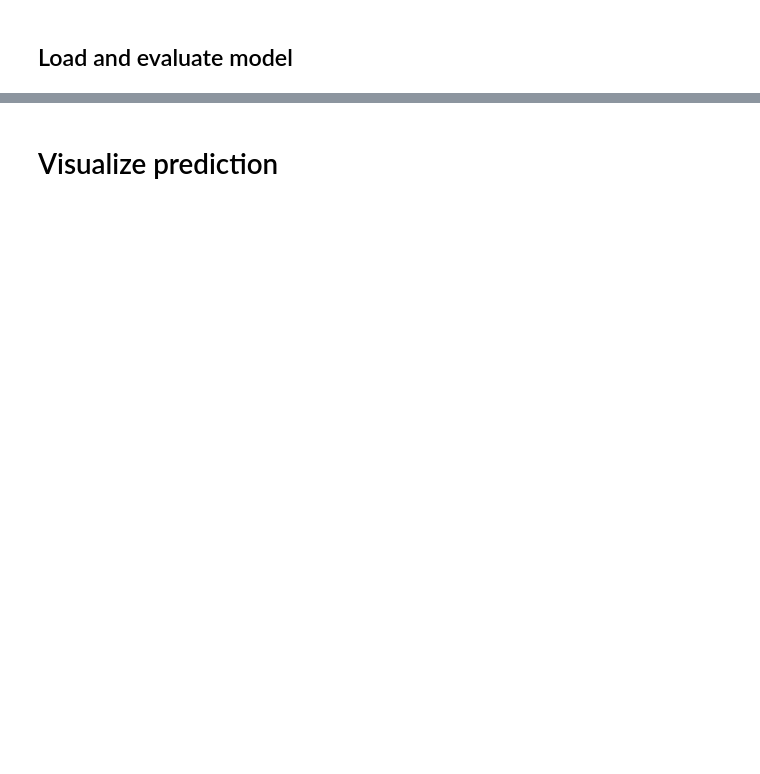
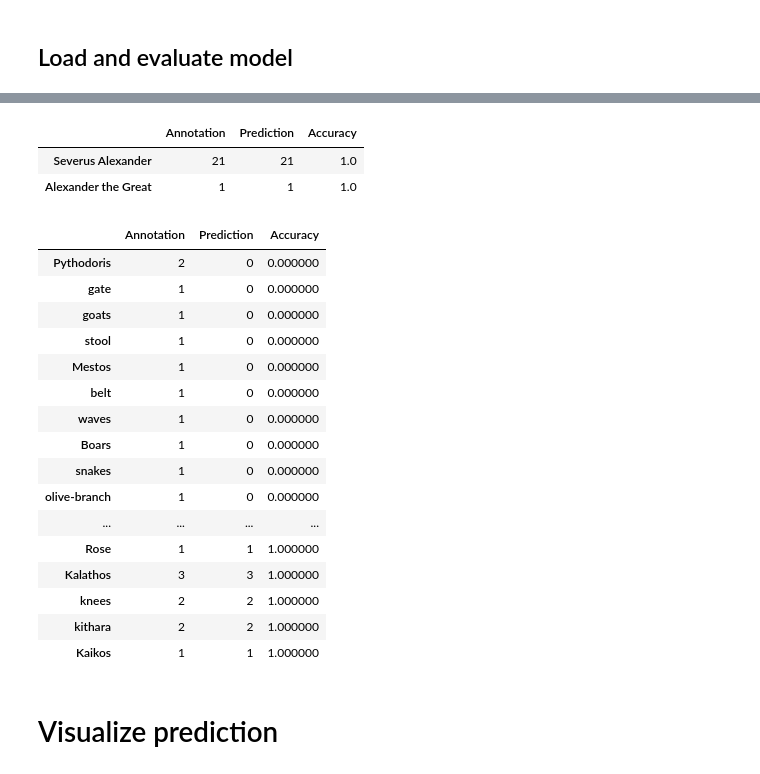
Before and after one commit to Frankfurt-BigDataLab/NLP-on-multilingual-coin-datasets, a Jupyter notebook: Notebooks English/NER_English.ipynb, the cells around one changed output, grey strips where cells are left out. Saved outputs shown, nothing was run; the diff lists cells and outputs as text; code cells hidden in the pictures; blank space fills up the shorter version.

```diff
--- a/Notebooks English/NER_English.ipynb
+++ b/Notebooks English/NER_English.ipynb
@@ -192,3 +199,47 @@ F1 99.48
+# %%
+labels = {}
+for index, row in X_test.iterrows():
+    for i in row.annotation_str:
+        labels[i] = [0,0]
+# %%
+for index, row in X_test.iterrows():
+    annot = row.annotation_str
+    pred = row.prediction_str
+
+    for i in annot:
+        labels[i][0] += 1
+        if i in pred:
+            labels[i][1] += 1
+# %%
+label_scores = pd.DataFrame().from_dict(labels, orient="index").rename(columns={0:"Annotation", 1:"Prediction"})
+# %%
+label_scores["Accuracy"] = label_scores.apply(lambda row: row.Prediction/row.Annotation, axis=1)
+# %%
+label_scores.loc[label_scores.index.str.contains("Alexander")]
+# %% [output]
+|  | Annotation | Prediction | Accuracy |
+| Severus Alexander | 21 | 21 | 1.0 |
+| Alexander the Great | 1 | 1 | 1.0 |
+# %%
+label_scores.sort_values("Accuracy").head(60)
+# %% [output]
+|  | Annotation | Prediction | Accuracy |
+| Pythodoris | 2 | 0 | 0.000000 |
+| gate | 1 | 0 | 0.000000 |
+| goats | 1 | 0 | 0.000000 |
+| stool | 1 | 0 | 0.000000 |
+| Mestos | 1 | 0 | 0.000000 |
+| belt | 1 | 0 | 0.000000 |
+| waves | 1 | 0 | 0.000000 |
+| Boars | 1 | 0 | 0.000000 |
+| snakes | 1 | 0 | 0.000000 |
+| olive-branch | 1 | 0 | 0.000000 |
+| ... | ... | ... | ... |
+| Rose | 1 | 1 | 1.000000 |
+| Kalathos | 3 | 3 | 1.000000 |
+| knees | 2 | 2 | 1.000000 |
+| kithara | 2 | 2 | 1.000000 |
+| Kaikos | 1 | 1 | 1.000000 |
 # %% [markdown]
 # Visualize prediction
 # %%
```
Also changed, not shown: parts of 24 cells of this notebook.
